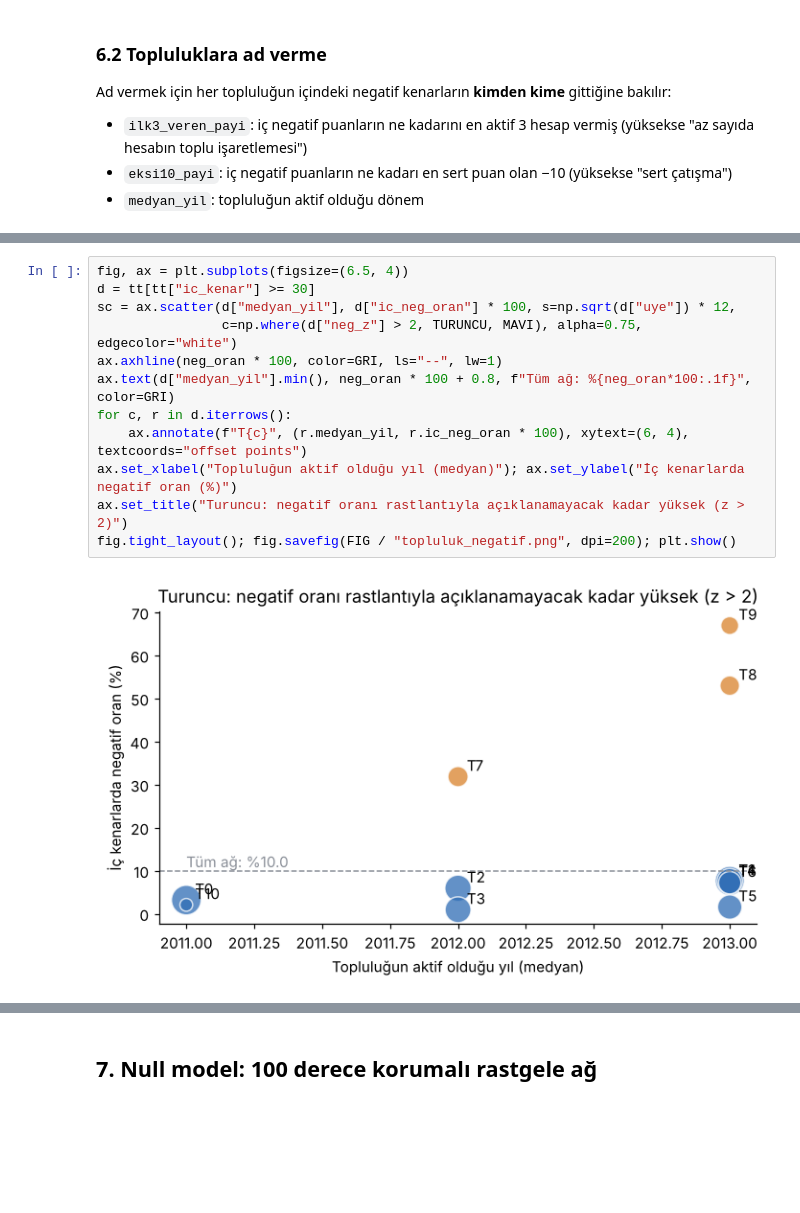
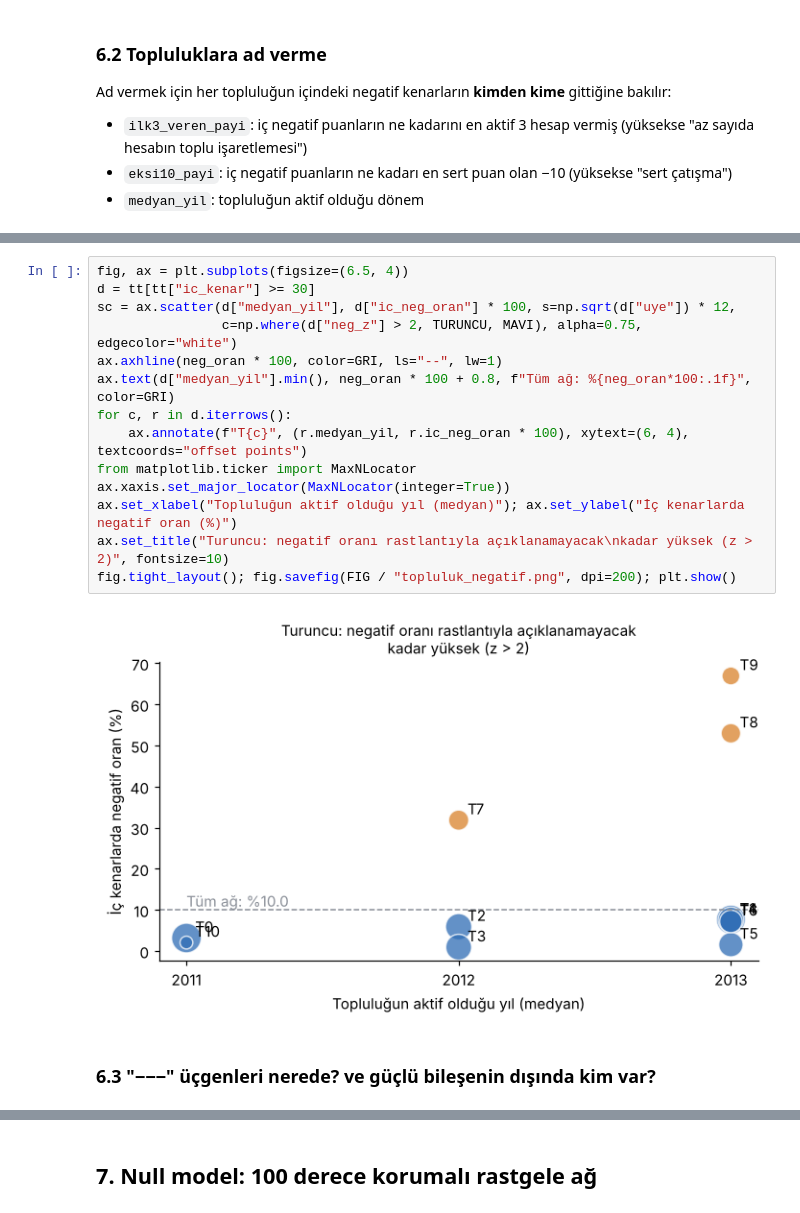
Before and after one commit to ArdaAlacamli35/bitcoin-guven-agi, a Jupyter notebook: analiz.ipynb, the cells around one changed output, grey strips where cells are left out. Drawn from its saved outputs; the diff is of its cells as text; blank space fills up the shorter version.

Commit message:
Defter: kırılganlık deneyi, −−− üçgenlerinin yeri, güçlü bileşen dışı
Co-Authored-By: Claude Opus 5.5 <noreply@anthropic.com>
Claude-Session: https://claude.ai/code/session_01YBViyMNuNkV3q7NfoE2pG7

```diff
--- a/analiz.ipynb
+++ b/analiz.ipynb
@@ -534,14 +556,18 @@ tt[["uye", "ic_kenar", "ic_neg_oran", "neg_z", "ilk3_veren_payi", "eksi10_payi",
 # %%
 fig, ax = plt.subplots(figsize=(6.5, 4))
 d = tt[tt["ic_kenar"] >= 30]
 sc = ax.scatter(d["medyan_yil"], d["ic_neg_oran"] * 100, s=np.sqrt(d["uye"]) * 12,
                 c=np.where(d["neg_z"] > 2, TURUNCU, MAVI), alpha=0.75, edgecolor="white")
 ax.axhline(neg_oran * 100, color=GRI, ls="--", lw=1)
 ax.text(d["medyan_yil"].min(), neg_oran * 100 + 0.8, f"Tüm ağ: %{neg_oran*100:.1f}", color=GRI)
 for c, r in d.iterrows():
     ax.annotate(f"T{c}", (r.medyan_yil, r.ic_neg_oran * 100), xytext=(6, 4), textcoords="offset points")
+from matplotlib.ticker import MaxNLocator
+ax.xaxis.set_major_locator(MaxNLocator(integer=True))
 ax.set_xlabel("Topluluğun aktif olduğu yıl (medyan)"); ax.set_ylabel("İç kenarlarda negatif oran (%)")
-ax.set_title("Turuncu: negatif oranı rastlantıyla açıklanamayacak kadar yüksek (z > 2)")
+ax.set_title("Turuncu: negatif oranı rastlantıyla açıklanamayacak\nkadar yüksek (z > 2)", fontsize=10)
 fig.tight_layout(); fig.savefig(FIG / "topluluk_negatif.png", dpi=200); plt.show()
 # %% [output]
-[figure, old version]
+[figure, new version]
+# %% [markdown]
+### 6.3 "−−−" üçgenleri nerede? ve güçlü bileşenin dışında kim var?
```
Also changed, not shown: parts of 3 cells of this notebook, 4 other files.
